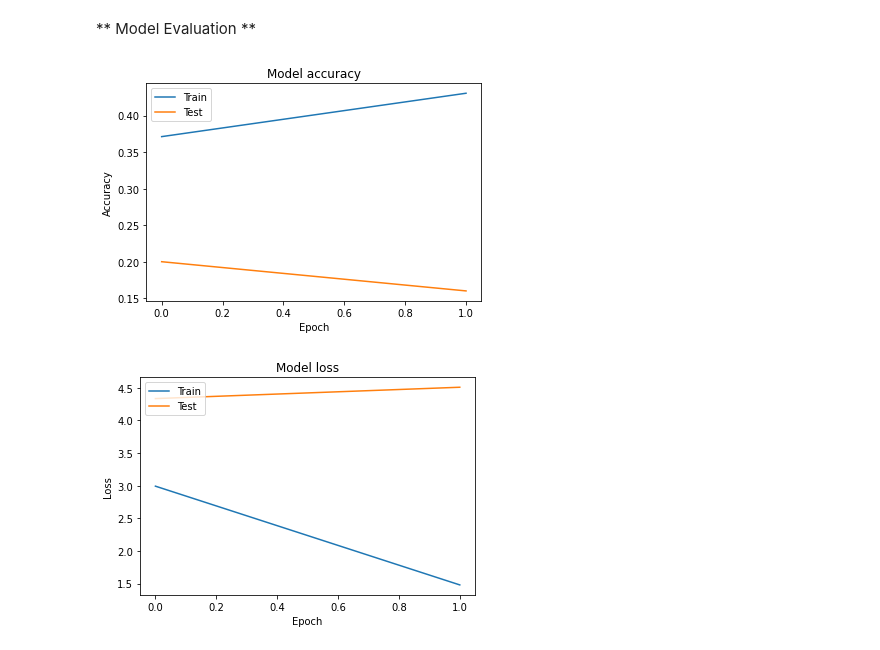
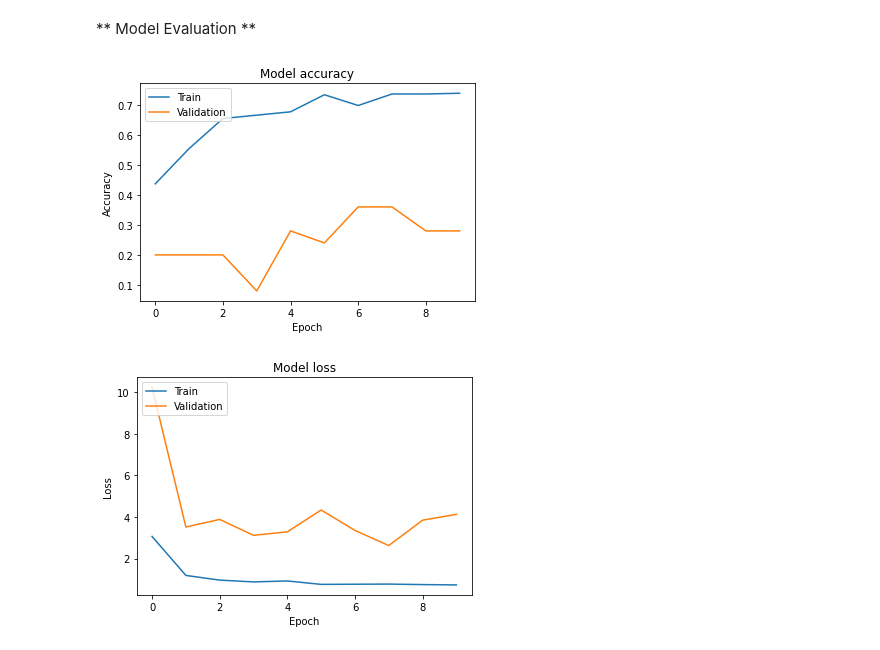
Before and after one commit to viktorFIIT/ann, a Jupyter notebook: softmax-cnn/softmax-cnn-tensorflow.ipynb, the cells around one changed output. Cells and saved outputs as stored; diff of their text form; code cells hidden in the pictures.

```diff
--- a/softmax-cnn/softmax-cnn-tensorflow.ipynb
+++ b/softmax-cnn/softmax-cnn-tensorflow.ipynb
@@ -17,7 +17,7 @@ from tensorflow.keras.callbacks import EarlyStopping, ReduceLROnPlateau
 # %% [markdown]
 Training set consists of 58 388 RGB images (that means 3 channels), 224px x 224px. Validation set consists of 2000 images and test set consists of 2000 images.
 # %%
-BASE_DIR = 'C:/Users/vikto/OneDrive/Desktop/NN-projekt/K2/dataset'
+BASE_DIR = 'C:/Users/vikto/OneDrive/Desktop/ann/dataset'
 
 TRAIN_DIR = os.path.join(BASE_DIR, 'training')
 VALIDATION_DIR = os.path.join(BASE_DIR, 'validation')
@@ -32,20 +32,19 @@ Thus I am adding here slightly different images created from existing ones to th
 # %%
 General_datagen = ImageDataGenerator(rescale=1./255, )
 
-Augment_datagen = ImageDataGenerator(rescale=1./255, rotation_range=60,
-    width_shift_range=0.4,
+Augment_datagen = ImageDataGenerator(rescale=1./255,
+    shear_range=0.4,
     height_shift_range=0.4,
     zoom_range=0.1,
-    horizontal_flip=False,
-    fill_mode='nearest')
+    horizontal_flip=True)
 # %%
-train_data = Augment_datagen.flow_from_directory(TRAIN_DIR, target_size=(224,224))
+train_data = Augment_datagen.flow_from_directory(TRAIN_DIR, target_size=(224,224), class_mode="categorical")
 Train_groups = len(train_data)
 
-validation_data = General_datagen.flow_from_directory(VALIDATION_DIR, target_size=(224, 224),)
+validation_data = General_datagen.flow_from_directory(VALIDATION_DIR, target_size=(224, 224), class_mode="categorical")
 Valid_groups = len(validation_data)
 
-test_data = General_datagen.flow_from_directory(TEST_DIR, target_size=(224, 224),)
+test_data = General_datagen.flow_from_directory(TEST_DIR, target_size=(224, 224), class_mode="categorical")
 Test_groups = len(test_data)
 # %% [output]
 Found 808 images belonging to 5 classes.
@@ -62,7 +63,7 @@ Found 25 images belonging to 5 classes.
 # %%
 tf.keras.backend.clear_session()
 
-IMAGE = load_img("C:/Users/vikto/OneDrive/Desktop/NN-projekt/K2/dataset/testing/ABBOTTS BABBLER/5.jpg")
+IMAGE = load_img("C:/Users/vikto/OneDrive/Desktop/ann/dataset/testing/ALBERTS TOWHEE/1.jpg")
 IMAGEDATA = img_to_array(IMAGE)
 SHAPE = IMAGEDATA.shape
 
@@ -101,7 +102,7 @@ model.compile(optimizer = tf.keras.optimizers.Adam(),
                loss = 'categorical_crossentropy',
                metrics = ['accuracy'])
 
-EPOCHS = 2
+EPOCHS = 10
 BATCH_SIZE = 50
 
 history = model.fit(train_data, epochs=EPOCHS, batch_size=BATCH_SIZE, validation_data=validation_data, validation_steps=Valid_groups, verbose=1)
@@ -115,23 +132,23 @@ Epoch 2/2
 # %%
 plt.plot(history.history['accuracy'])
 plt.plot(history.history['val_accuracy'])
 plt.title('Model accuracy')
 plt.ylabel('Accuracy')
 plt.xlabel('Epoch')
-plt.legend(['Train', 'Test'], loc='upper left')
+plt.legend(['Train', 'Validation'], loc='upper left')
 plt.show()
 
 plt.plot(history.history['loss'])
 plt.plot(history.history['val_loss'])
 plt.title('Model loss')
 plt.ylabel('Loss')
 plt.xlabel('Epoch')
-plt.legend(['Train', 'Test'], loc='upper left')
+plt.legend(['Train', 'Validation'], loc='upper left')
 plt.show()
 
 scores = model.evaluate(test_data, verbose=1)
 print('Test loss:', scores[0])
 print('Test accuracy:', scores[1])
 # %% [output]
-[figure, old version]
+[figure, new version]
-[figure, old version]
+[figure, new version]
```
Also changed, not shown: parts of 3 cells of this notebook.
